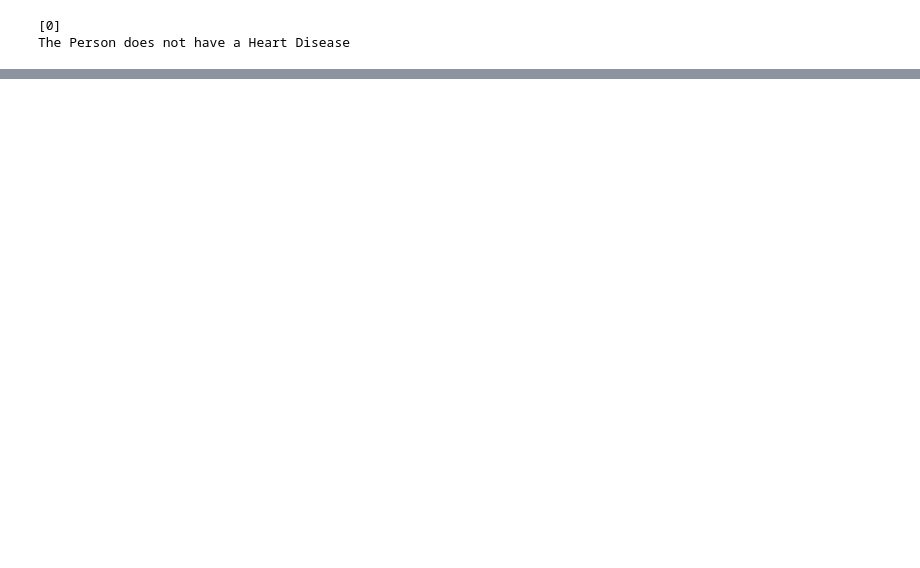
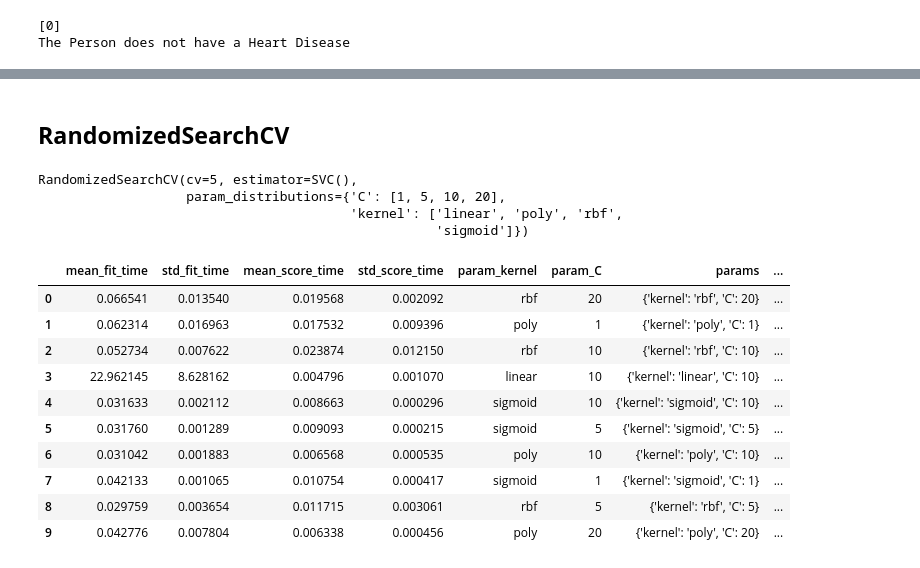
Before and after one commit to KaranamShivaKumar/Machine_learning_projects, a Jupyter notebook: Heart_Disease_Dataset.ipynb, the cells around one changed output, grey strips where cells are left out. Drawn from its saved outputs; the diff is of its cells as text; code cells hidden in the pictures; blank space fills up the shorter version.

```diff
--- a/Heart_Disease_Dataset.ipynb
+++ b/Heart_Disease_Dataset.ipynb
@@ -174,0 +364,33 @@ The Person does not have a Heart Disease
+# %% [markdown]
+## **RandomizedSearchCV**
+# %%
+model2 = SVC()
+# %%
+params = {
+    'kernel':['linear','poly','rbf','sigmoid'],
+    'C':[1,5,10,20]
+}
+# %%
+rand = RandomizedSearchCV(model2,params,cv=5)
+# %%
+rand.fit(X,Y)
+# %% [output]
+RandomizedSearchCV(cv=5, estimator=SVC(),
+                   param_distributions={'C': [1, 5, 10, 20],
+                                        'kernel': ['linear', 'poly', 'rbf',
+                                                   'sigmoid']})
+# %%
+result = pd.DataFrame(rand.cv_results_)
+result
+# %% [output]
+|  | mean_fit_time | std_fit_time | mean_score_time | std_score_time | param_kernel | param_C | params | ... |
+| 0 | 0.066541 | 0.013540 | 0.019568 | 0.002092 | rbf | 20 | {'kernel': 'rbf', 'C': 20} | ... |
+| 1 | 0.062314 | 0.016963 | 0.017532 | 0.009396 | poly | 1 | {'kernel': 'poly', 'C': 1} | ... |
+| 2 | 0.052734 | 0.007622 | 0.023874 | 0.012150 | rbf | 10 | {'kernel': 'rbf', 'C': 10} | ... |
+| 3 | 22.962145 | 8.628162 | 0.004796 | 0.001070 | linear | 10 | {'kernel': 'linear', 'C': 10} | ... |
+| 4 | 0.031633 | 0.002112 | 0.008663 | 0.000296 | sigmoid | 10 | {'kernel': 'sigmoid', 'C': 10} | ... |
+| 5 | 0.031760 | 0.001289 | 0.009093 | 0.000215 | sigmoid | 5 | {'kernel': 'sigmoid', 'C': 5} | ... |
+| 6 | 0.031042 | 0.001883 | 0.006568 | 0.000535 | poly | 10 | {'kernel': 'poly', 'C': 10} | ... |
+| 7 | 0.042133 | 0.001065 | 0.010754 | 0.000417 | sigmoid | 1 | {'kernel': 'sigmoid', 'C': 1} | ... |
+| 8 | 0.029759 | 0.003654 | 0.011715 | 0.003061 | rbf | 5 | {'kernel': 'rbf', 'C': 5} | ... |
+| 9 | 0.042776 | 0.007804 | 0.006338 | 0.000456 | poly | 20 | {'kernel': 'poly', 'C': 20} | ... |
```
Also changed, not shown: parts of 46 cells of this notebook.
